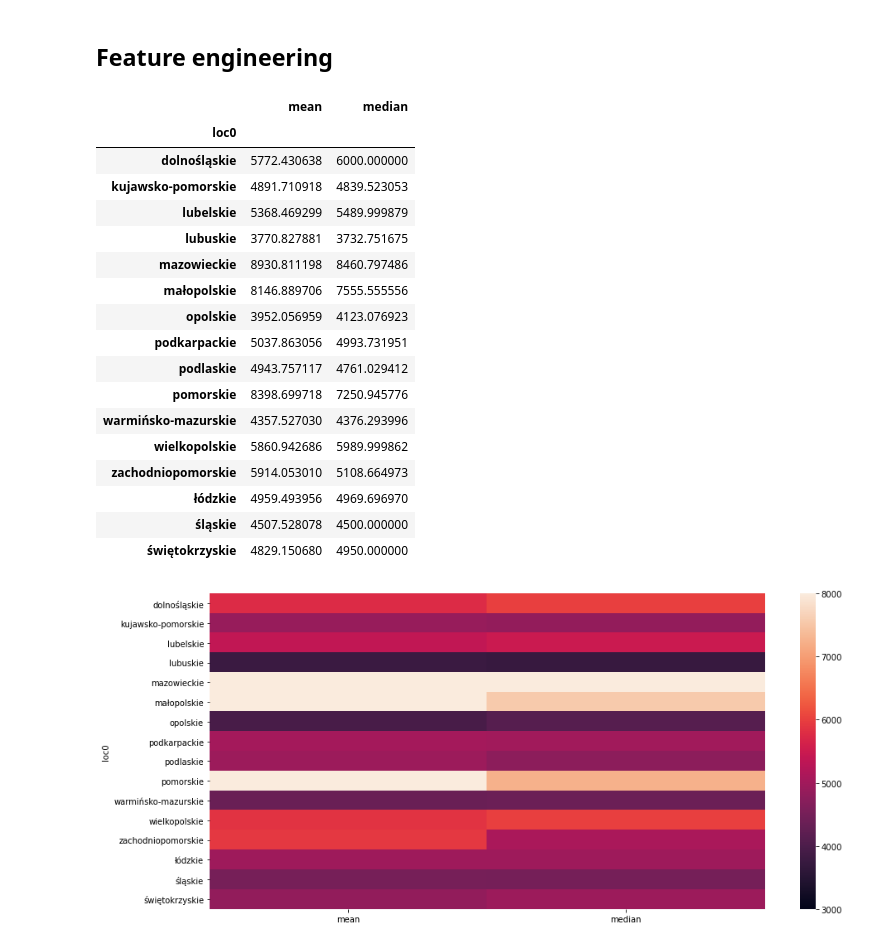
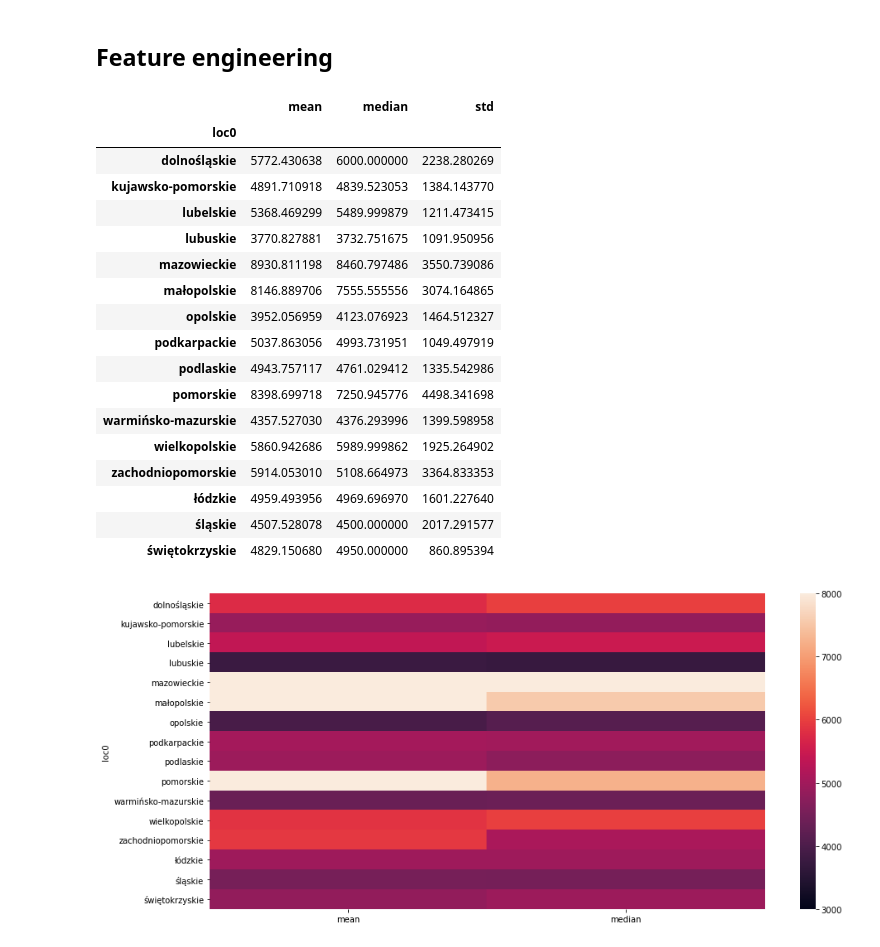
Before and after one commit to manielak/MachineLearning, a Jupyter notebook: PropertyPricePrediction-3rd.ipynb, the cells around one changed output. Saved outputs shown, nothing was run; the diff lists cells and outputs as text; code cells hidden in the pictures.

```diff
--- a/PropertyPricePrediction-3rd.ipynb
+++ b/PropertyPricePrediction-3rd.ipynb
@@ -64,27 +64,27 @@ df_fe = feature_engineering(df.copy())
 # %%
 df_train = df_fe[ df_fe["price"].notnull() ]
 # %%
-price_loc0 = df_train.groupby("loc0")["price_m2"].agg(["mean", "median"])
+price_loc0 = df_train.groupby("loc0")["price_m2"].agg(["mean", "median", "std"])
 price_loc0
 # %% [output]
-|  | mean | median |
-| loc0 |  |  |
-| dolnośląskie | 5772.430638 | 6000.000000 |
-| kujawsko-pomorskie | 4891.710918 | 4839.523053 |
-| lubelskie | 5368.469299 | 5489.999879 |
-| lubuskie | 3770.827881 | 3732.751675 |
-| mazowieckie | 8930.811198 | 8460.797486 |
-| małopolskie | 8146.889706 | 7555.555556 |
-| opolskie | 3952.056959 | 4123.076923 |
-| podkarpackie | 5037.863056 | 4993.731951 |
-| podlaskie | 4943.757117 | 4761.029412 |
-| pomorskie | 8398.699718 | 7250.945776 |
-| warmińsko-mazurskie | 4357.527030 | 4376.293996 |
-| wielkopolskie | 5860.942686 | 5989.999862 |
-| zachodniopomorskie | 5914.053010 | 5108.664973 |
-| łódzkie | 4959.493956 | 4969.696970 |
-| śląskie | 4507.528078 | 4500.000000 |
-| świętokrzyskie | 4829.150680 | 4950.000000 |
+|  | mean | median | std |
+| loc0 |  |  |  |
+| dolnośląskie | 5772.430638 | 6000.000000 | 2238.280269 |
+| kujawsko-pomorskie | 4891.710918 | 4839.523053 | 1384.143770 |
+| lubelskie | 5368.469299 | 5489.999879 | 1211.473415 |
+| lubuskie | 3770.827881 | 3732.751675 | 1091.950956 |
+| mazowieckie | 8930.811198 | 8460.797486 | 3550.739086 |
+| małopolskie | 8146.889706 | 7555.555556 | 3074.164865 |
+| opolskie | 3952.056959 | 4123.076923 | 1464.512327 |
+| podkarpackie | 5037.863056 | 4993.731951 | 1049.497919 |
+| podlaskie | 4943.757117 | 4761.029412 | 1335.542986 |
+| pomorskie | 8398.699718 | 7250.945776 | 4498.341698 |
+| warmińsko-mazurskie | 4357.527030 | 4376.293996 | 1399.598958 |
+| wielkopolskie | 5860.942686 | 5989.999862 | 1925.264902 |
+| zachodniopomorskie | 5914.053010 | 5108.664973 | 3364.833353 |
+| łódzkie | 4959.493956 | 4969.696970 | 1601.227640 |
+| śląskie | 4507.528078 | 4500.000000 | 2017.291577 |
+| świętokrzyskie | 4829.150680 | 4950.000000 | 860.895394 |
 # %%
 def plot_heatmap(df, vmin, vmax):
     plt.figure(figsize=(15, 7))
```
